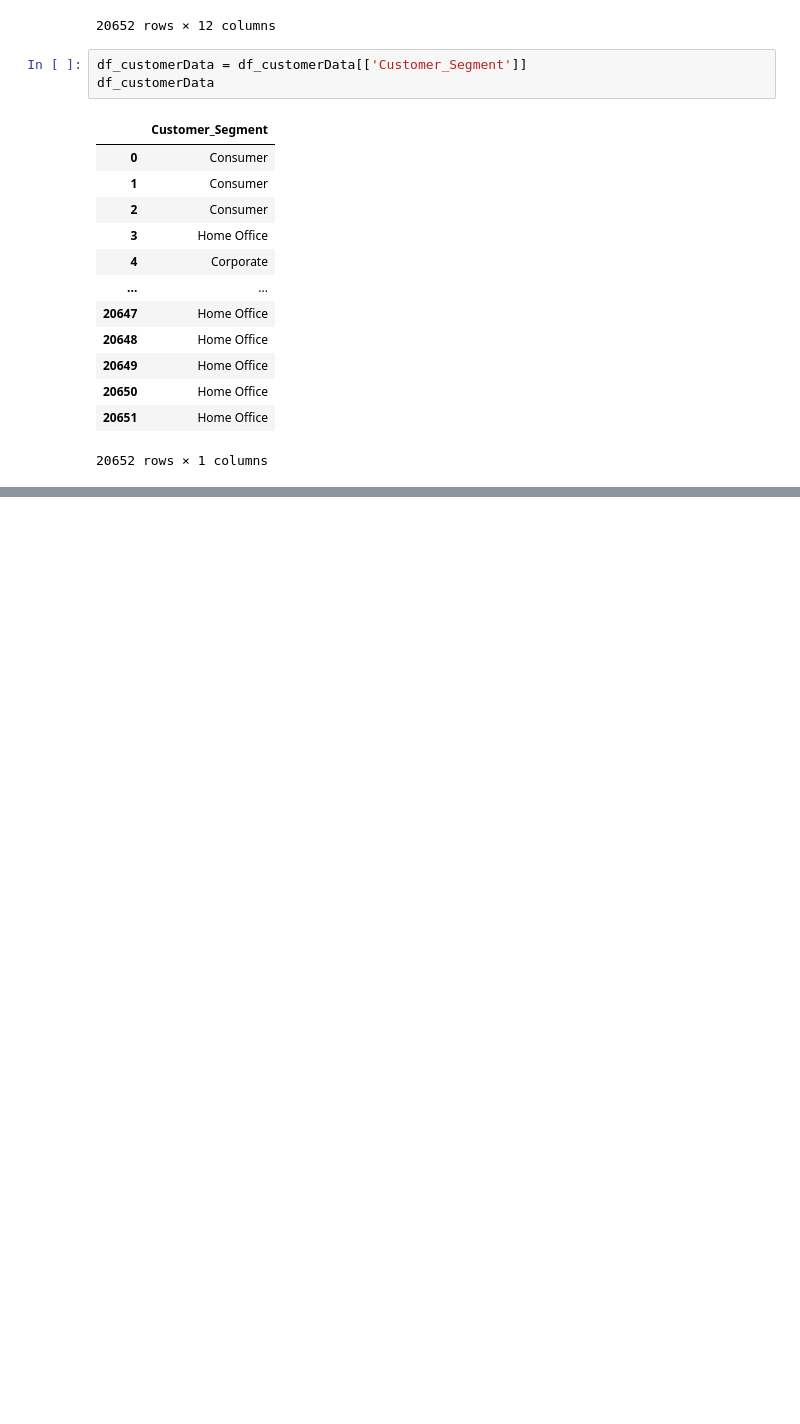
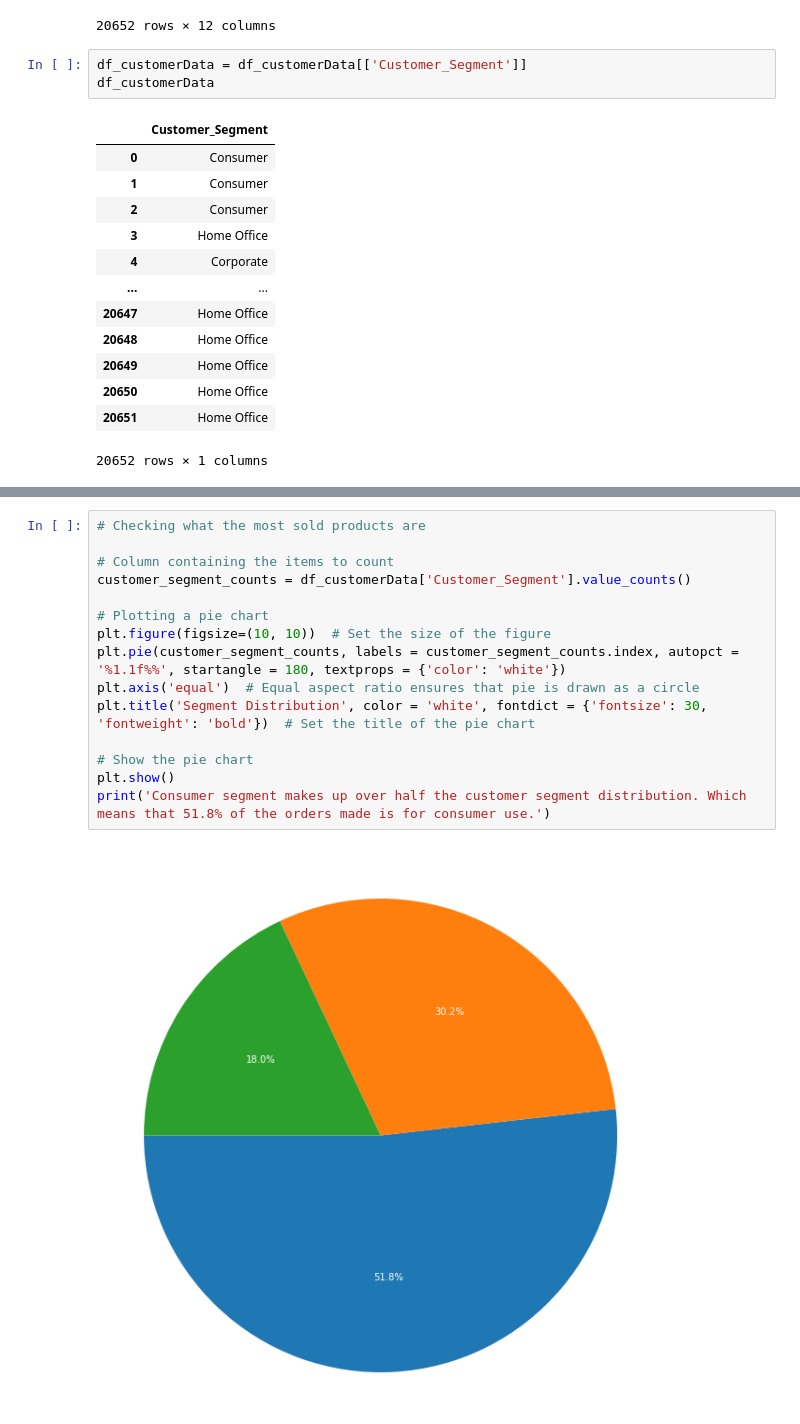
Before and after one commit to CCNY-Analytics-and-Quant/StevenCEdwinA-BAFall2023, a Jupyter notebook: Final Project.ipynb, the cells around one changed output, grey strips where cells are left out. Drawn from its saved outputs; the diff is of its cells as text; blank space fills up the shorter version.

Commit message:
Segment Distribution

```diff
--- a/Final Project.ipynb
+++ b/Final Project.ipynb
@@ -895,0 +909,17 @@ df_customerData
+# %%
+# Checking what the most sold products are
+
+# Column containing the items to count
+customer_segment_counts = df_customerData['Customer_Segment'].value_counts()
+
+# Plotting a pie chart
+plt.figure(figsize=(10, 10))  # Set the size of the figure
+plt.pie(customer_segment_counts, labels = customer_segment_counts.index, autopct = '%1.1f%%', startangle = 180, textprops = {'color': 'white'})
+plt.axis('equal')  # Equal aspect ratio ensures that pie is drawn as a circle
+plt.title('Segment Distribution', color = 'white', fontdict = {'fontsize': 30, 'fontweight': 'bold'})  # Set the title of the pie chart
+
+# Show the pie chart
+plt.show()
+print('Consumer segment makes up over half the customer segment distribution. Which means that 51.8% of the orders made is for consumer use.')
+# %% [output]
+[figure, added]
```
Also changed, not shown: parts of 3 cells of this notebook.
